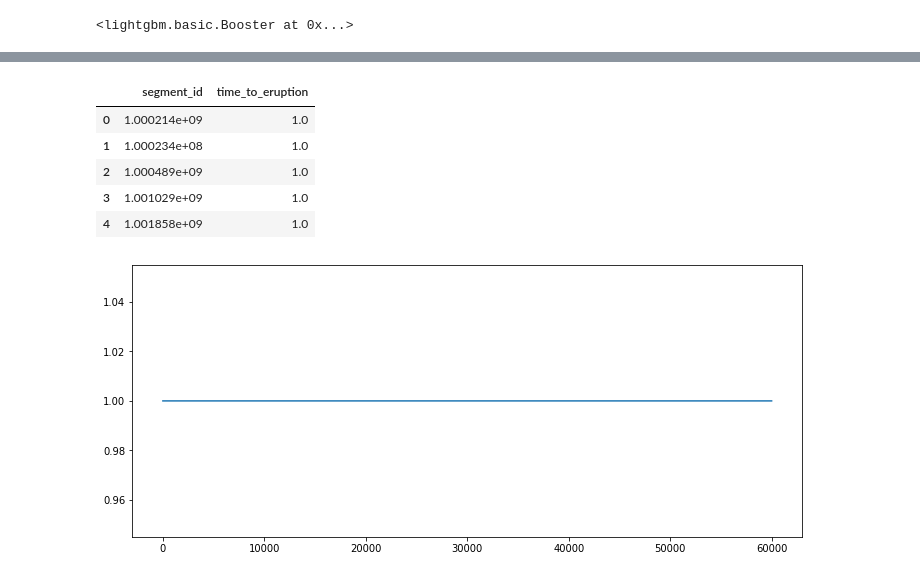
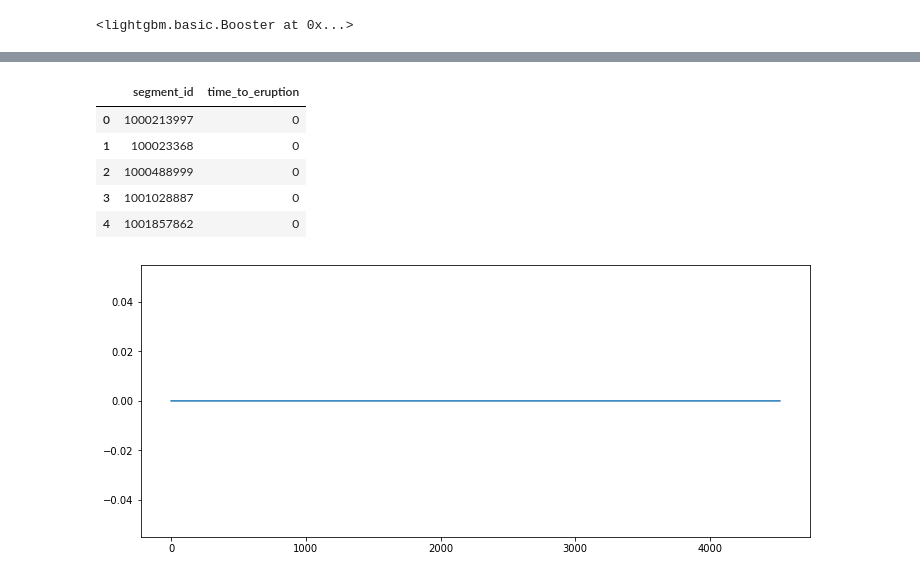
Before and after one commit to Meemansha-spec/meem.github.io, a Jupyter notebook: Volcano_eruption.ipynb, the cells around one changed output, grey strips where cells are left out. Drawn from its saved outputs; the diff is of its cells as text; code cells hidden in the pictures.

```diff
--- a/Volcano_eruption.ipynb
+++ b/Volcano_eruption.ipynb
@@ -484,13 +549,15 @@ submission.to_csv('submission.csv', header=True, index=False)
+# %%
+submit_P = pd.read_csv('../content/drive/MyDrive/Volcano prediction/submit_P.csv')
 # %%
-submission.head()
+submit_P.head()
 # %% [output]
 |  | segment_id | time_to_eruption |
-| 0 | 1.000214e+09 | 1.0 |
-| 1 | 1.000234e+08 | 1.0 |
-| 2 | 1.000489e+09 | 1.0 |
-| 3 | 1.001029e+09 | 1.0 |
-| 4 | 1.001858e+09 | 1.0 |
+| 0 | 1000213997 | 0 |
+| 1 | 100023368 | 0 |
+| 2 | 1000488999 | 0 |
+| 3 | 1001028887 | 0 |
+| 4 | 1001857862 | 0 |
 # %%
-submission['time_to_eruption'].plot();
+submit_P['time_to_eruption'].plot();
 # %% [output]
-[figure, old version]
+[figure, new version]
```
Also changed, not shown: parts of 45 cells of this notebook.
